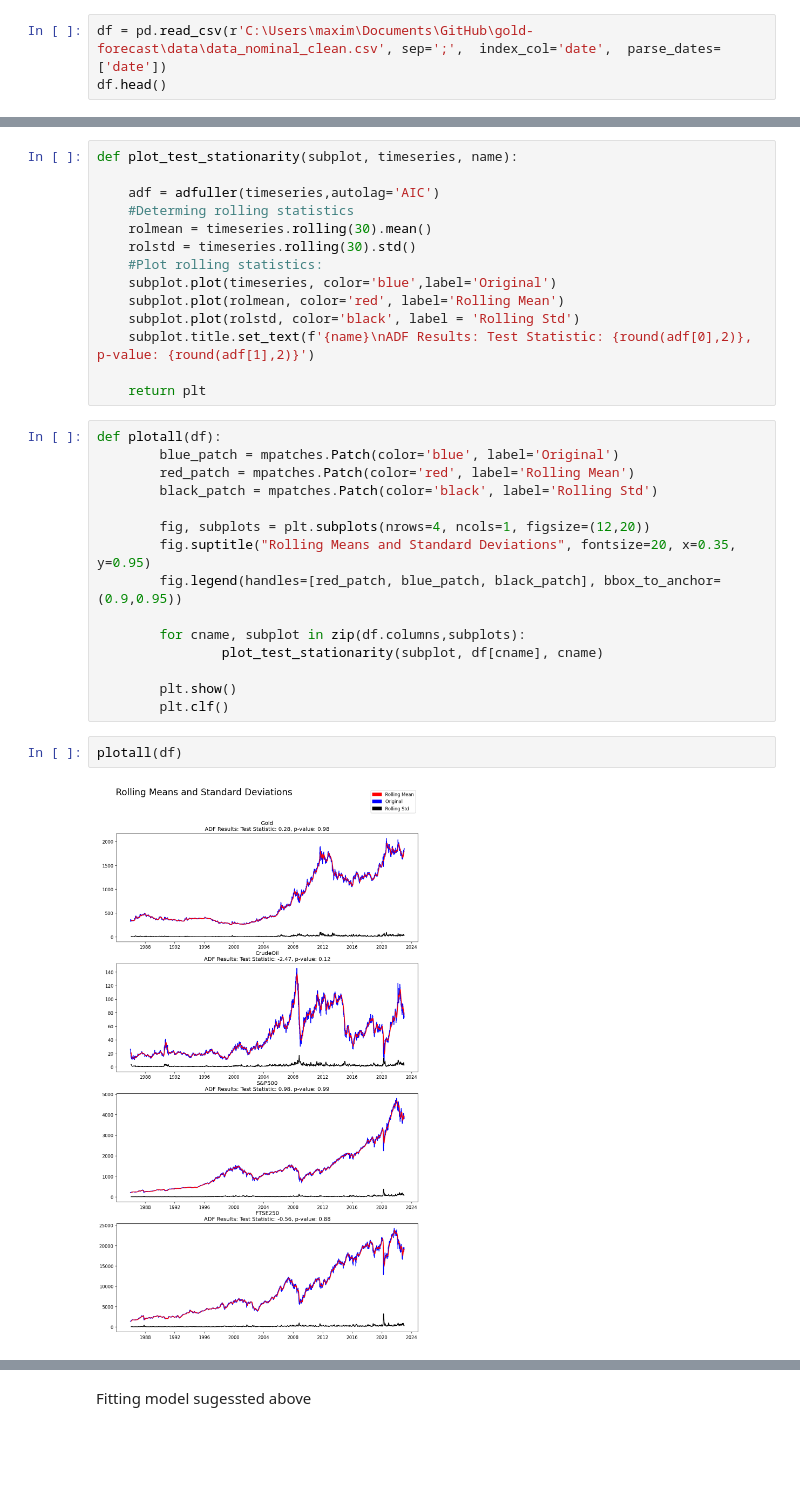
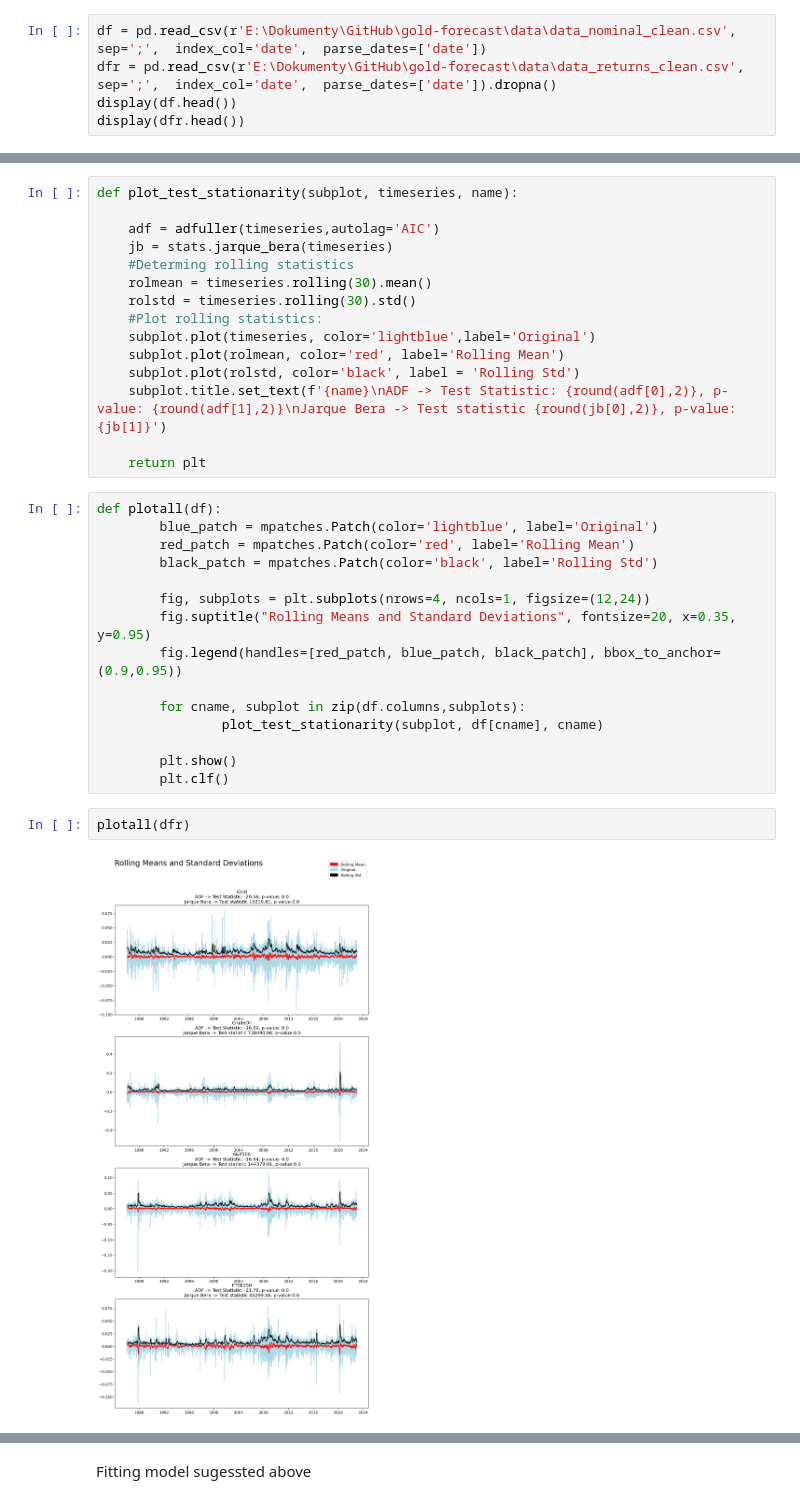
Before and after one commit to maxbranting/gold-forecast, a Jupyter notebook: Models/Price/ARIMA.ipynb, the cells around one changed output, grey strips where cells are left out. Cells and saved outputs as stored; diff of their text form; blank space fills up the shorter version.

```diff
--- a/Models/Price/ARIMA.ipynb
+++ b/Models/Price/ARIMA.ipynb
@@ -17,6 +28,8 @@ from sklearn.metrics import mean_absolute_error, mean_absolute_percentage_error,
 # %%
-df = pd.read_csv(r'C:\Users\maxim\Documents\GitHub\gold-forecast\data\data_nominal_clean.csv', sep=';',  index_col='date',  parse_dates=['date'])
-df.head()
+df = pd.read_csv(r'E:\Dokumenty\GitHub\gold-forecast\data\data_nominal_clean.csv', sep=';',  index_col='date',  parse_dates=['date'])
+dfr = pd.read_csv(r'E:\Dokumenty\GitHub\gold-forecast\data\data_returns_clean.csv', sep=';',  index_col='date',  parse_dates=['date']).dropna()
+display(df.head())
+display(dfr.head())
 # %% [output]
 |  | Gold | CrudeOil | S&P500 | FTSE250 |
 | date |  |  |  |  |
@@ -62,23 +82,24 @@ testr[0]
 def plot_test_stationarity(subplot, timeseries, name):
 
     adf = adfuller(timeseries,autolag='AIC')
+    jb = stats.jarque_bera(timeseries)
     #Determing rolling statistics
     rolmean = timeseries.rolling(30).mean()
     rolstd = timeseries.rolling(30).std()
     #Plot rolling statistics:
-    subplot.plot(timeseries, color='blue',label='Original')
+    subplot.plot(timeseries, color='lightblue',label='Original')
     subplot.plot(rolmean, color='red', label='Rolling Mean')
     subplot.plot(rolstd, color='black', label = 'Rolling Std')
-    subplot.title.set_text(f'{name}\nADF Results: Test Statistic: {round(adf[0],2)}, p-value: {round(adf[1],2)}')
+    subplot.title.set_text(f'{name}\nADF -> Test Statistic: {round(adf[0],2)}, p-value: {round(adf[1],2)}\nJarque Bera -> Test statistic {round(jb[0],2)}, p-value:{jb[1]}')
 
     return plt
 # %%
 def plotall(df):
-        blue_patch = mpatches.Patch(color='blue', label='Original')
+        blue_patch = mpatches.Patch(color='lightblue', label='Original')
         red_patch = mpatches.Patch(color='red', label='Rolling Mean')
         black_patch = mpatches.Patch(color='black', label='Rolling Std')
 
-        fig, subplots = plt.subplots(nrows=4, ncols=1, figsize=(12,20))
+        fig, subplots = plt.subplots(nrows=4, ncols=1, figsize=(12,24))
         fig.suptitle("Rolling Means and Standard Deviations", fontsize=20, x=0.35, y=0.95)
         fig.legend(handles=[red_patch, blue_patch, black_patch], bbox_to_anchor=(0.9,0.95))
 
@@ -88,8 +109,8 @@ def plotall(df):
         plt.show()
         plt.clf()
 # %%
-plotall(df)
+plotall(dfr)
 # %% [output]
-[figure, old version]
+[figure, new version]
 <Figure size 1440x480 with 0 Axes>
 # %%
```
Also changed, not shown: parts of 94 cells of this notebook, 1 other file.
